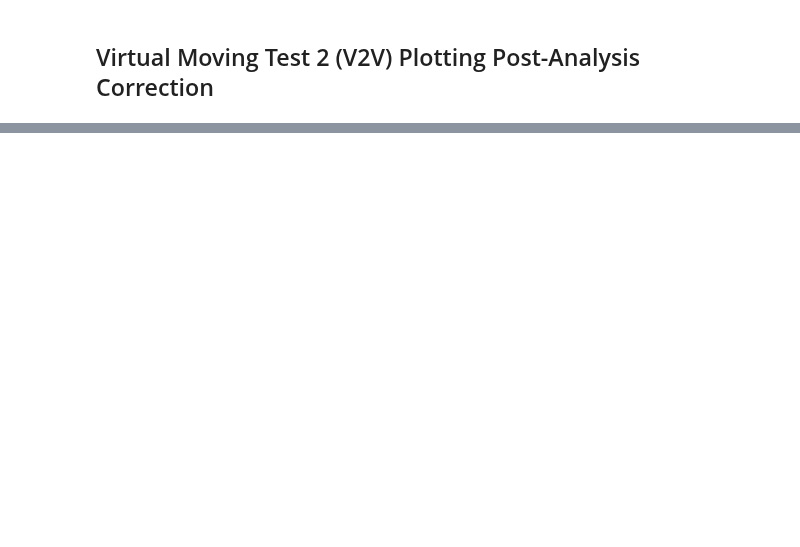
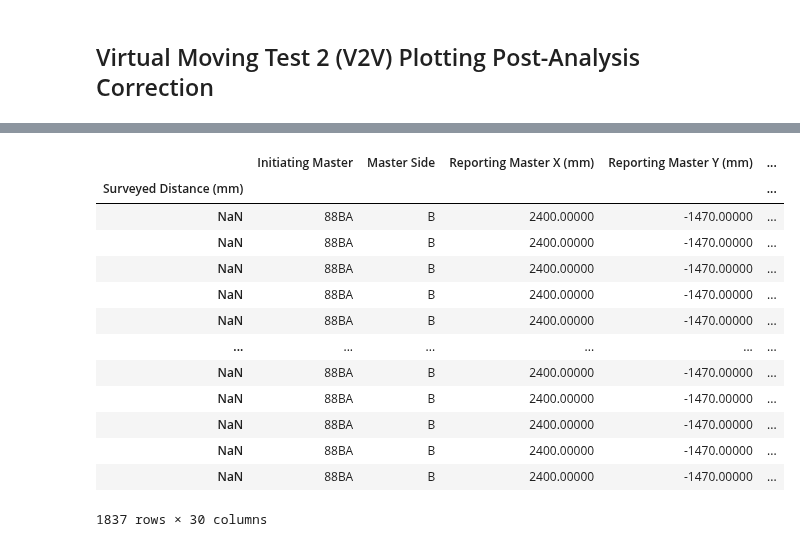
Before and after one commit to hegxiten/UWB-Lab-Rutgers-Rail, a Jupyter notebook: UWB_Ranging_System_Design_and_Testing/uwb_ranging_fieldtest_results/INDIVIDUAL_virtual_moving_correction.ipynb, the cells around one changed output, grey strips where cells are left out. Cells and saved outputs as stored; diff of their text form; code cells hidden in the pictures; blank space fills up the shorter version.

```diff
--- a/UWB_Ranging_System_Design_and_Testing/uwb_ranging_fieldtest_results/INDIVIDUAL_virtual_moving_correction.ipynb
+++ b/UWB_Ranging_System_Design_and_Testing/uwb_ranging_fieldtest_results/INDIVIDUAL_virtual_moving_correction.ipynb
@@ -74,3 +75,10 @@ for i in range(len(all_test_names)):
     test_raw_name_file_map[all_test_names[i]]["B"] = b_side_file
     test_raw_name_file_map[all_test_names[i]]["ground_truth"] = ground_truth_list[2*i]
 virtual_moving_tests = {}
+# %%
+virtual_moving_tests = {}
+for test in all_test_names:
+    virtual_moving_tests[test] = parse_single_test_data(test_raw_name_file_map[test]["B"],
+                                                        "Virtual Moving Test",
+                                                        test_preset_map,
+                                                        test_raw_name_file_map[test]["ground_truth"])
@@ -268,0 +369,17 @@ D91E 1912
+# %%
+df_all_moving_stats_dist_idx
+# %% [output]
+|  | Initiating Master | Master Side | Reporting Master X (mm) | Reporting Master Y (mm) | ... |
+| Surveyed Distance (mm) |  |  |  |  | ... |
+| NaN | 88BA | B | 2400.00000 | -1470.00000 | ... |
+| NaN | 88BA | B | 2400.00000 | -1470.00000 | ... |
+| NaN | 88BA | B | 2400.00000 | -1470.00000 | ... |
+| NaN | 88BA | B | 2400.00000 | -1470.00000 | ... |
+| NaN | 88BA | B | 2400.00000 | -1470.00000 | ... |
+| ... | ... | ... | ... | ... | ... |
+| NaN | 88BA | B | 2400.00000 | -1470.00000 | ... |
+| NaN | 88BA | B | 2400.00000 | -1470.00000 | ... |
+| NaN | 88BA | B | 2400.00000 | -1470.00000 | ... |
+| NaN | 88BA | B | 2400.00000 | -1470.00000 | ... |
+| NaN | 88BA | B | 2400.00000 | -1470.00000 | ... |
+1837 rows × 30 columns
```
Also changed, not shown: parts of 9 cells of this notebook, 7 other files.
